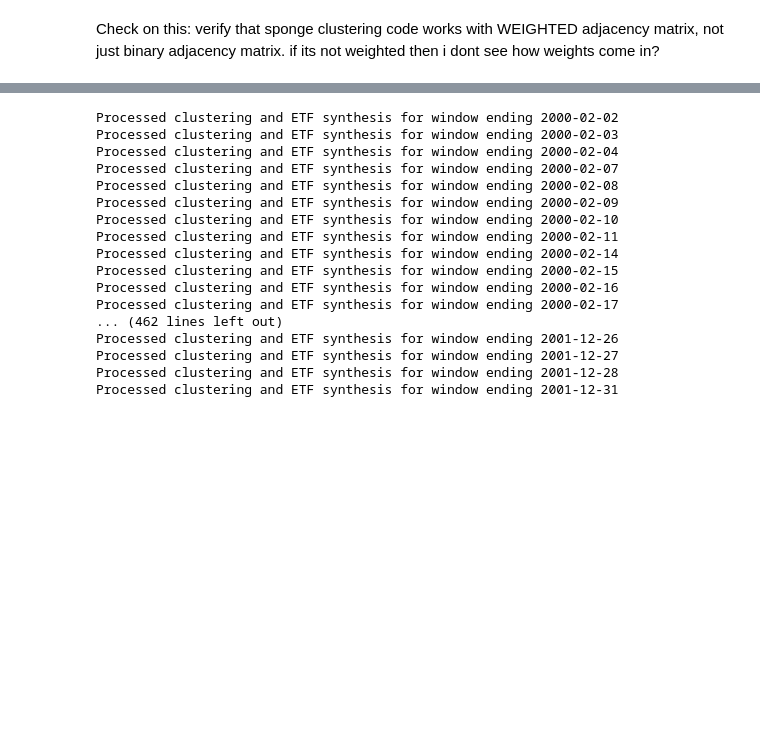
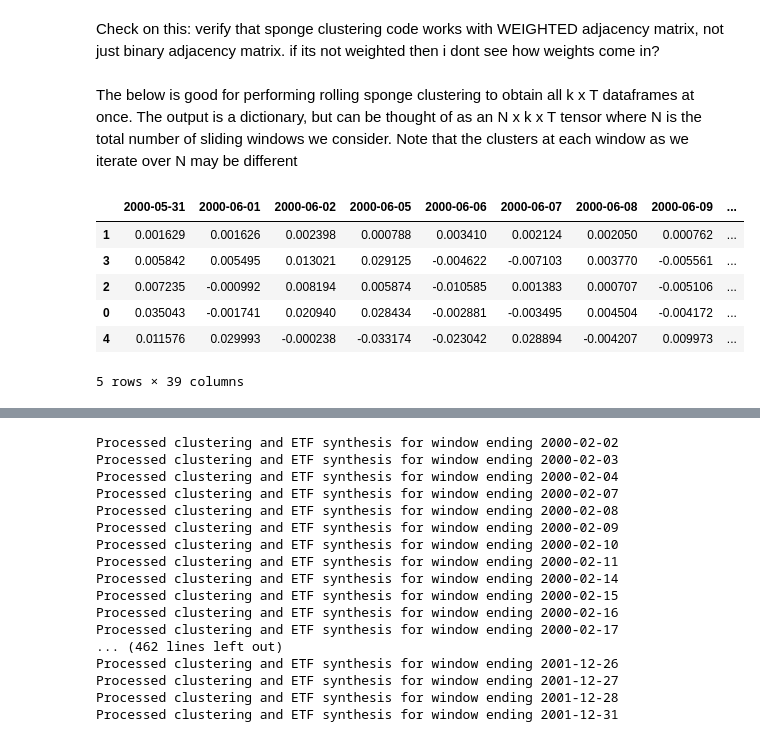
Before and after one commit to annluie/leadlagClustering-1, a Jupyter notebook: clusteringDev.ipynb, the cells around one changed output, grey strips where cells are left out. Drawn from its saved outputs; the diff is of its cells as text; code cells hidden in the pictures; blank space fills up the shorter version.

Commit message:
updated clustering structure

```diff
--- a/clusteringDev.ipynb
+++ b/clusteringDev.ipynb
@@ -133,4 +133,6 @@ def compute_synthetic_etfs(R, clustering_result):
         'date': date,
         'synthetic_etfs': etfs
     }
+# %% [markdown]
+The below is good for performing rolling sponge clustering to obtain all k x T dataframes at once. The output is a dictionary, but can be thought of as an N x k x T tensor where N is the total number of sliding windows we consider. Note that the clusters at each window as we iterate over N may be different
 # %%
@@ -171,0 +222,12 @@ def run_rolling_sponge_clustering(df, lookback=20, threshold=0.3, k=5):
+# %%
+test_result = run_sponge_clustering_window(df, '05-31-2000', '07-25-2000')
+# %%
+test_result
+# %% [output]
+|  | 2000-05-31 | 2000-06-01 | 2000-06-02 | 2000-06-05 | 2000-06-06 | 2000-06-07 | 2000-06-08 | 2000-06-09 | ... |
+| 1 | 0.001629 | 0.001626 | 0.002398 | 0.000788 | 0.003410 | 0.002124 | 0.002050 | 0.000762 | ... |
+| 3 | 0.005842 | 0.005495 | 0.013021 | 0.029125 | -0.004622 | -0.007103 | 0.003770 | -0.005561 | ... |
+| 2 | 0.007235 | -0.000992 | 0.008194 | 0.005874 | -0.010585 | 0.001383 | 0.000707 | -0.005106 | ... |
+| 0 | 0.035043 | -0.001741 | 0.020940 | 0.028434 | -0.002881 | -0.003495 | 0.004504 | -0.004172 | ... |
+| 4 | 0.011576 | 0.029993 | -0.000238 | -0.033174 | -0.023042 | 0.028894 | -0.004207 | 0.009973 | ... |
+5 rows × 39 columns
```
Also changed, not shown: parts of 5 cells of this notebook.
